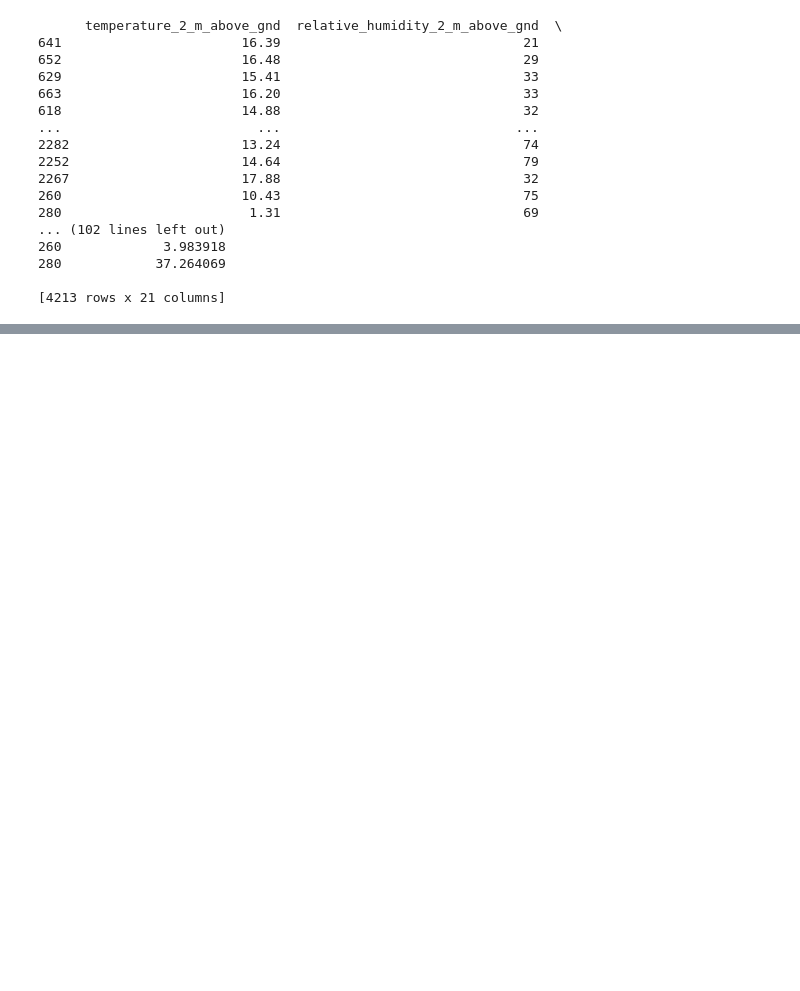
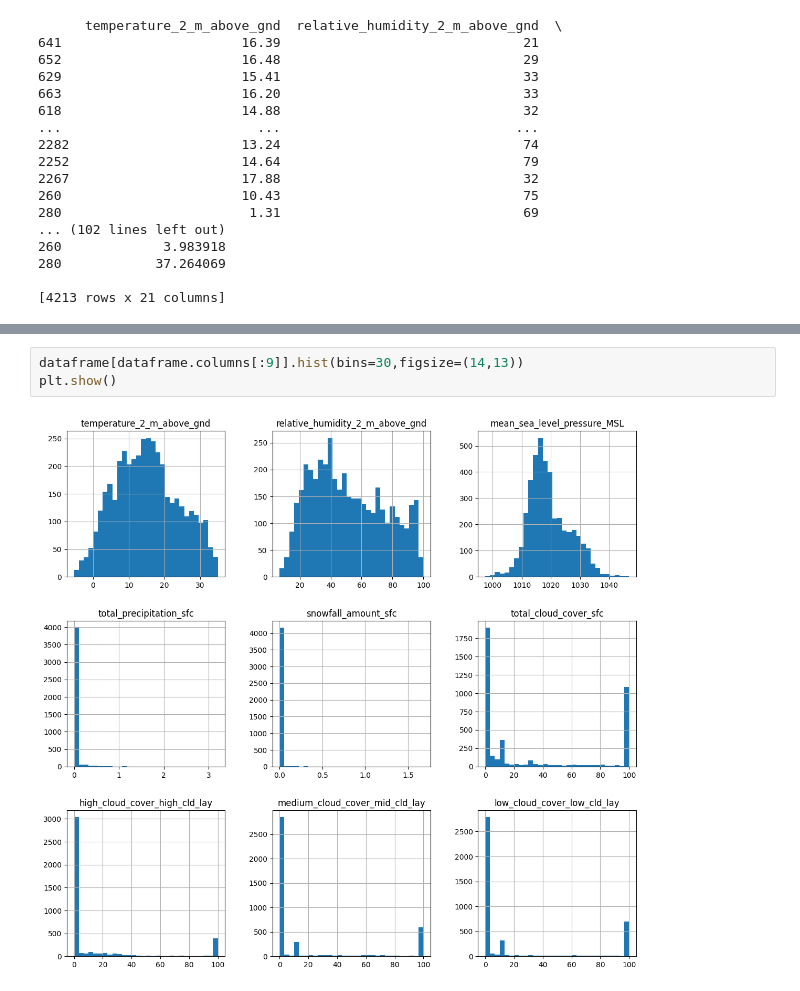
Before and after one commit to Ravirajbhakare73/solarpowergeneration, a Jupyter notebook: solarpowerprediction.ipynb, the cells around one changed output, grey strips where cells are left out. Cells and saved outputs as stored; diff of their text form; blank space fills up the shorter version.

```diff
--- a/solarpowerprediction.ipynb
+++ b/solarpowerprediction.ipynb
@@ -153,0 +175,5 @@ print(dataframe)
+# %%
+dataframe[dataframe.columns[:9]].hist(bins=30,figsize=(14,13))
+plt.show()
+# %% [output]
+[figure, added]
```
Also changed, not shown: parts of 9 cells of this notebook.
